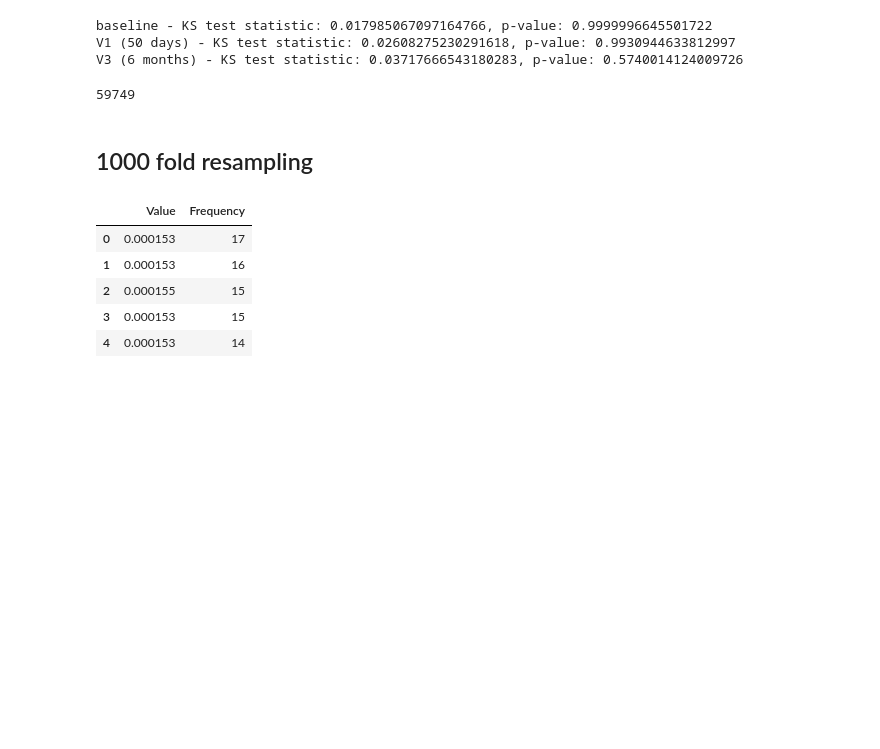
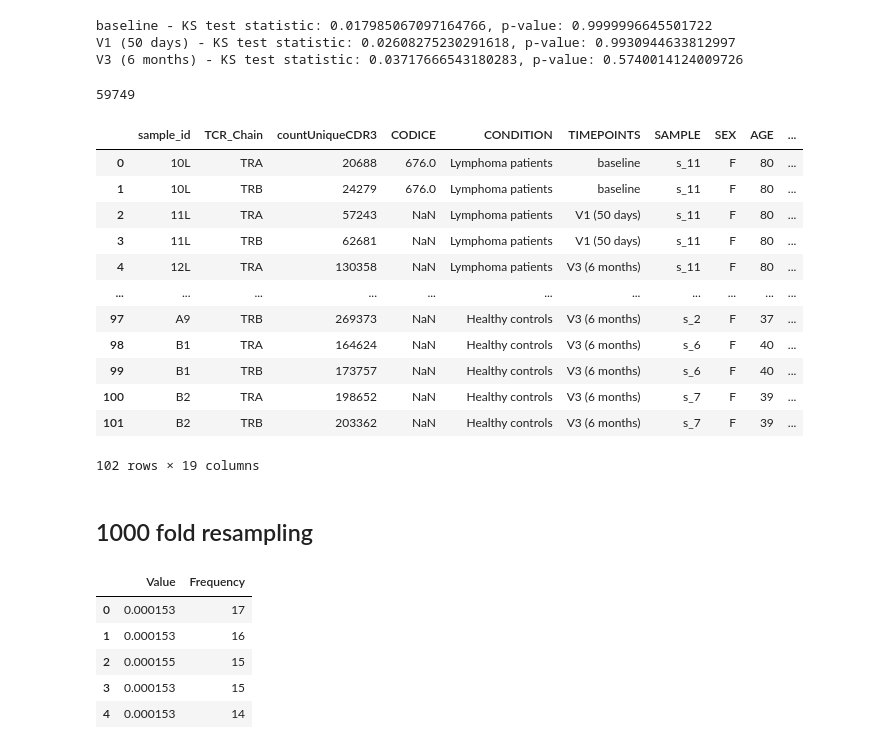
Before and after one commit to fabio-affaticati/Lymphovid19, a Jupyter notebook: lymph_covid.ipynb, the cells around one changed output. Drawn from its saved outputs; the diff is of its cells as text; code cells hidden in the pictures; blank space fills up the shorter version.

```diff
--- a/lymph_covid.ipynb
+++ b/lymph_covid.ipynb
@@ -429,6 +422,22 @@ tcrb_size_resample
 # the number of unique rows to select is equal to the a value given
 def resample(data, size, random_state = 42):
     return data.sample(n=size, replace=False, weights=data['cloneFraction'], random_state=random_state)
+# %%
+uniques
+# %% [output]
+|  | sample_id | TCR_Chain | countUniqueCDR3 | CODICE | CONDITION | TIMEPOINTS | SAMPLE | SEX | AGE | ... |
+| 0 | 10L | TRA | 20688 | 676.0 | Lymphoma patients | baseline | s_11 | F | 80 | ... |
+| 1 | 10L | TRB | 24279 | 676.0 | Lymphoma patients | baseline | s_11 | F | 80 | ... |
+| 2 | 11L | TRA | 57243 | NaN | Lymphoma patients | V1 (50 days) | s_11 | F | 80 | ... |
+| 3 | 11L | TRB | 62681 | NaN | Lymphoma patients | V1 (50 days) | s_11 | F | 80 | ... |
+| 4 | 12L | TRA | 130358 | NaN | Lymphoma patients | V3 (6 months) | s_11 | F | 80 | ... |
+| ... | ... | ... | ... | ... | ... | ... | ... | ... | ... | ... |
+| 97 | A9 | TRB | 269373 | NaN | Healthy controls | V3 (6 months) | s_2 | F | 37 | ... |
+| 98 | B1 | TRA | 164624 | NaN | Healthy controls | V3 (6 months) | s_6 | F | 40 | ... |
+| 99 | B1 | TRB | 173757 | NaN | Healthy controls | V3 (6 months) | s_6 | F | 40 | ... |
+| 100 | B2 | TRA | 198652 | NaN | Healthy controls | V3 (6 months) | s_7 | F | 39 | ... |
+| 101 | B2 | TRB | 203362 | NaN | Healthy controls | V3 (6 months) | s_7 | F | 39 | ... |
+102 rows × 19 columns
 # %% [markdown]
 ## 1000 fold resampling
 # %%
```
Also changed, not shown: parts of 25 cells of this notebook, 40 other files.
